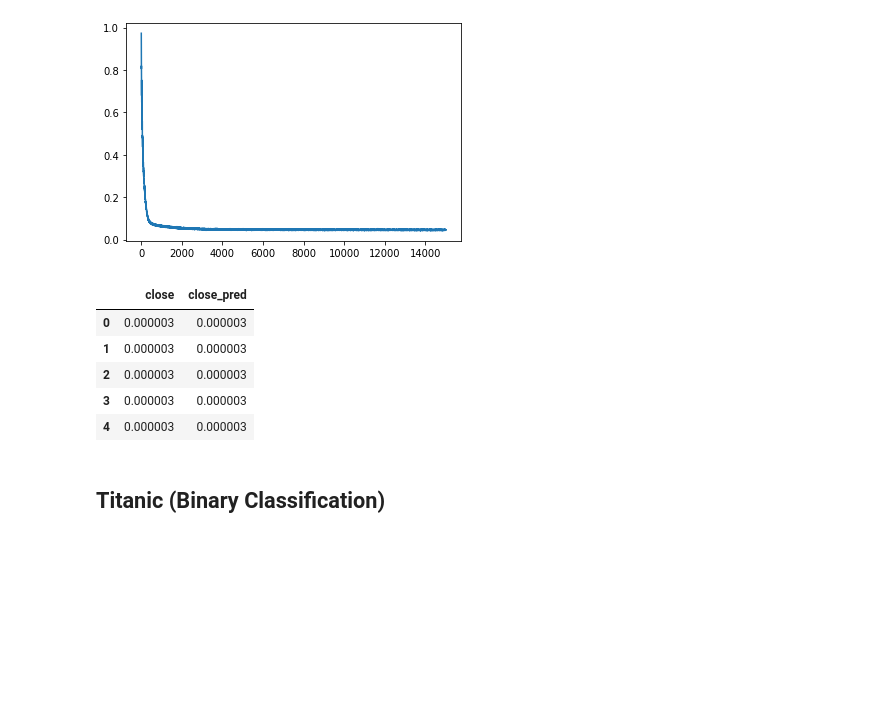
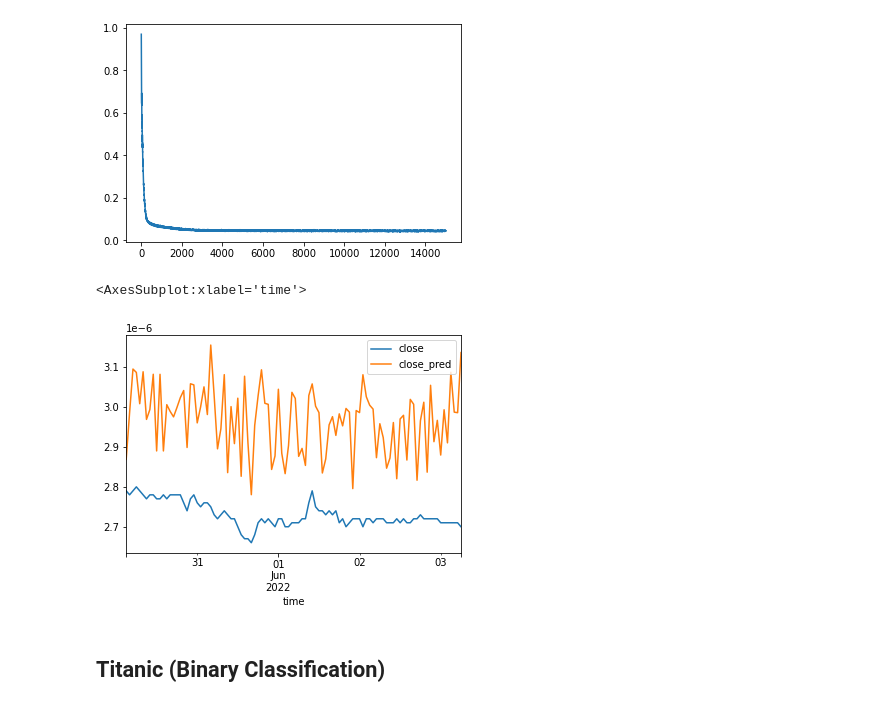
Before and after one commit to faGH/fa.intelligence.notebooks, a Jupyter notebook: labs/timeseries/bifrost_neural_engine.ipynb, the cells around one changed output. Drawn from its saved outputs; the diff is of its cells as text; code cells hidden in the pictures; blank space fills up the shorter version.

Commit message:
[DEV]: Auto-reverese scaled values upon predictions.

```diff
--- a/labs/timeseries/bifrost_neural_engine.ipynb
+++ b/labs/timeseries/bifrost_neural_engine.ipynb
@@ -65,20 +65,16 @@ model = BifrostNeuralEngine(data=data,
 # %%
 prediction_frame = data.copy()
 predictions = model.predict(prediction_frame)
+prediction_frame.index = prediction_frame.time
 predicted_df = pd.DataFrame(predictions)
 predicted_df.columns = ['close']
 predicted_df.index = prediction_frame.index
-predicted_df = model.data_loader.apply_sigmoid_scale(data=predicted_df, reverse=True)
 prediction_frame['close_pred'] = predicted_df['close']
 
-prediction_frame[['close', 'close_pred']].head()
+prediction_frame[-100:][['close', 'close_pred']].plot()
 # %% [output]
-|  | close | close_pred |
-| 0 | 0.000003 | 0.000003 |
-| 1 | 0.000003 | 0.000003 |
-| 2 | 0.000003 | 0.000003 |
-| 3 | 0.000003 | 0.000003 |
-| 4 | 0.000003 | 0.000003 |
+<AxesSubplot:xlabel='time'>
+[figure, added]
 # %% [markdown]
 ## Titanic (Binary Classification)
 # %%
```
Also changed, not shown: parts of 2 cells of this notebook, 3 other files.
